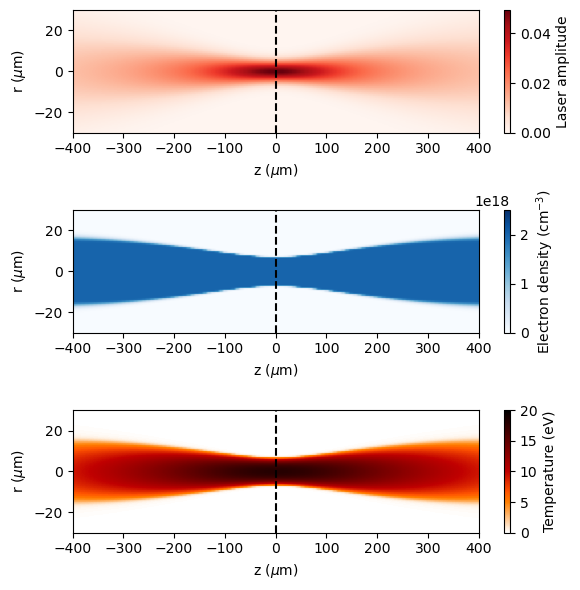
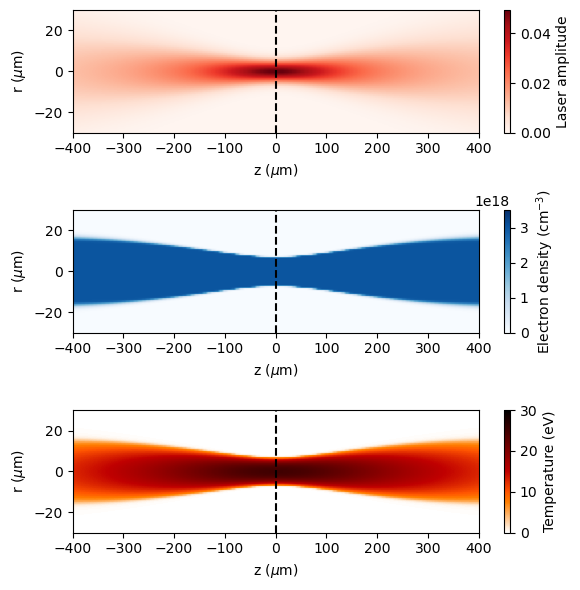
Unified diff of the notebook cell whose output changed from the first chart to the second:
--- before
+++ after
@@ -13,5 +13,5 @@
 
 plt.subplot(312)
-plt.imshow(2e18*n, extent=extent, aspect='auto', cmap='Blues', vmax=2.5e18)
+plt.imshow(n0*n*1e-6, extent=extent, aspect='auto', cmap='Blues', vmax=3.5e18)
 cb = plt.colorbar()
 cb.set_label('Electron density (cm$^{-3}$)')
@@ -22,5 +22,5 @@
 
 plt.subplot(313)
-plt.imshow(T, extent=extent, aspect='auto', cmap='gist_heat_r', vmax=20)
+plt.imshow(T, extent=extent, aspect='auto', cmap='gist_heat_r', vmax=30)
 cb = plt.colorbar()
 cb.set_label('Temperature (eV)')

Commit: Update for 3e18 density